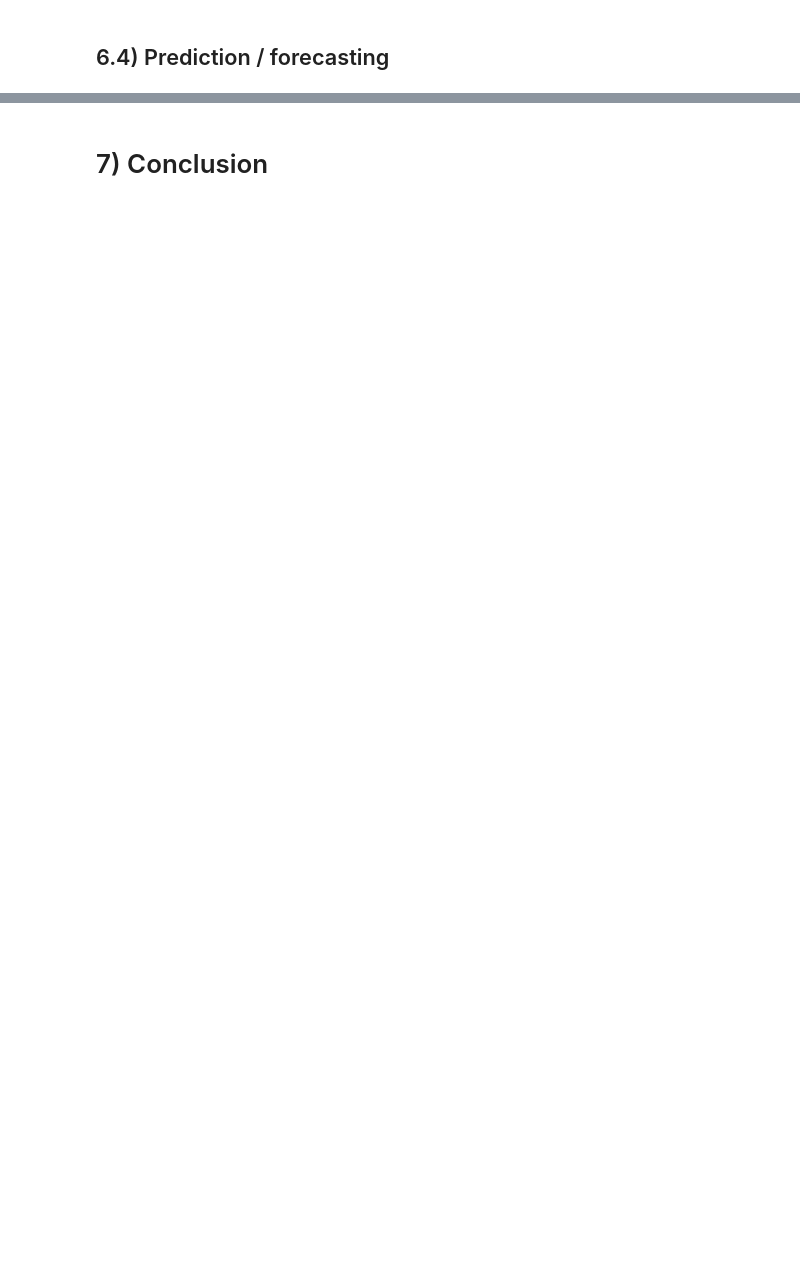
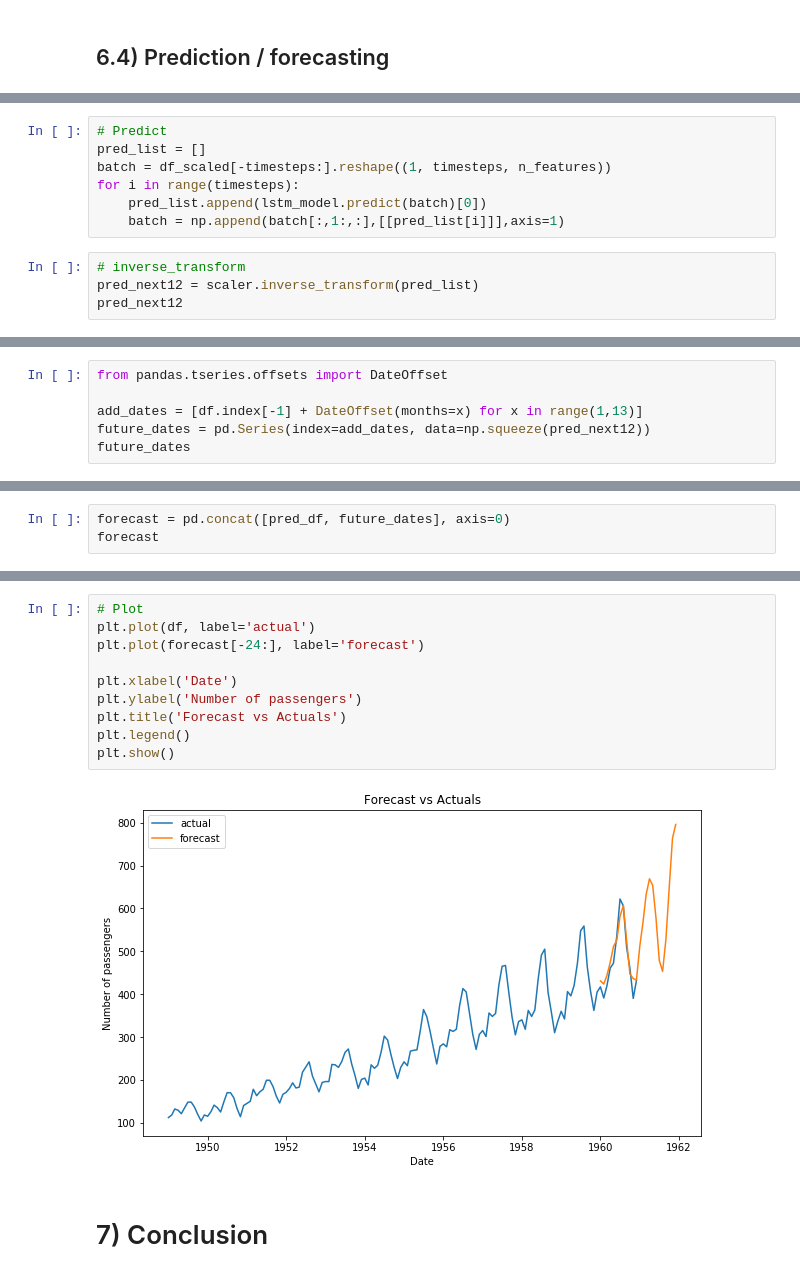
Before and after one commit to raymondlam19/Time-series-forecasting, a Jupyter notebook: 1_Air-Passenger/20200615_time-series-forecasting-with-arima-sarimax.ipynb, the cells around one changed output, grey strips where cells are left out. Cells and saved outputs as stored; diff of their text form; blank space fills up the shorter version.

```diff
--- a/1_Air-Passenger/20200615_time-series-forecasting-with-arima-sarimax.ipynb
+++ b/1_Air-Passenger/20200615_time-series-forecasting-with-arima-sarimax.ipynb
@@ -1002,0 +1003,11 @@ plt.show()
+# %%
+# Predict
+pred_list = []
+batch = df_scaled[-timesteps:].reshape((1, timesteps, n_features))
+for i in range(timesteps):
+    pred_list.append(lstm_model.predict(batch)[0])
+    batch = np.append(batch[:,1:,:],[[pred_list[i]]],axis=1)
+# %%
+# inverse_transform
+pred_next12 = scaler.inverse_transform(pred_list)
+pred_next12
@@ -1002,0 +1027,6 @@ plt.show()
+# %%
+from pandas.tseries.offsets import DateOffset
+
+add_dates = [df.index[-1] + DateOffset(months=x) for x in range(1,13)]
+future_dates = pd.Series(index=add_dates, data=np.squeeze(pred_next12))
+future_dates
@@ -1002,0 +1047,3 @@ plt.show()
+# %%
+forecast = pd.concat([pred_df, future_dates], axis=0)
+forecast
@@ -1003,3 +1063,15 @@ plt.show()
+# %%
+# Plot
+plt.plot(df, label='actual')
+plt.plot(forecast[-24:], label='forecast')
+
+plt.xlabel('Date')
+plt.ylabel('Number of passengers')
+plt.title('Forecast vs Actuals')
+plt.legend()
+plt.show()
+# %% [output]
+[figure, added]
 # %% [markdown]
 # 7) Conclusion <a name="conclusion"></a>
 # %% [markdown]
```
Also changed, not shown: parts of 22 cells of this notebook.
